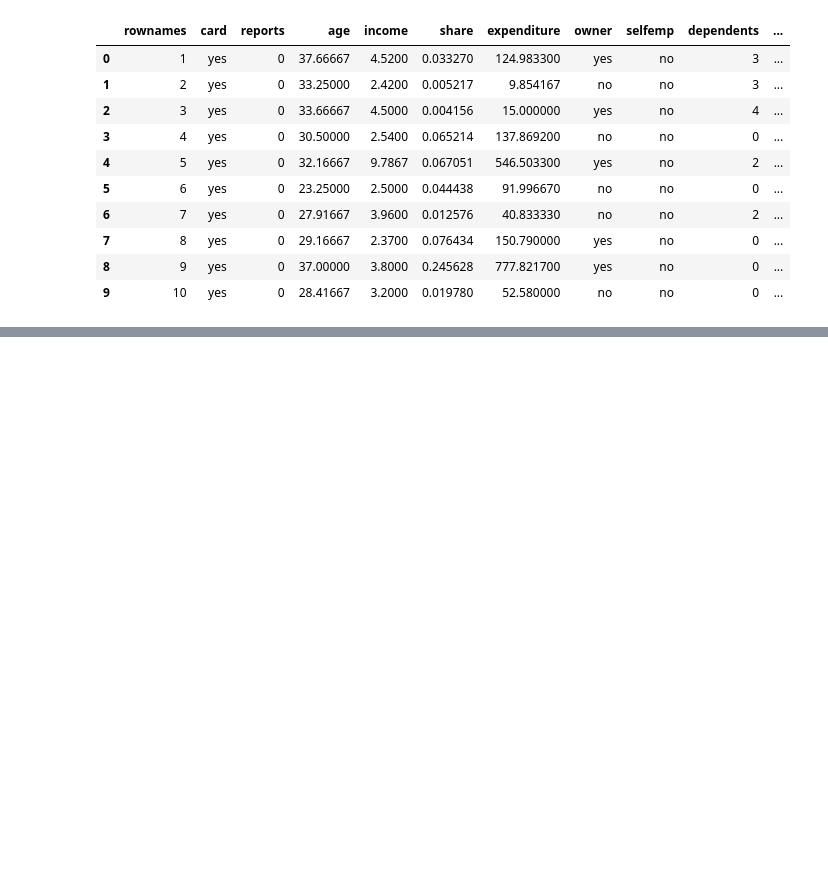
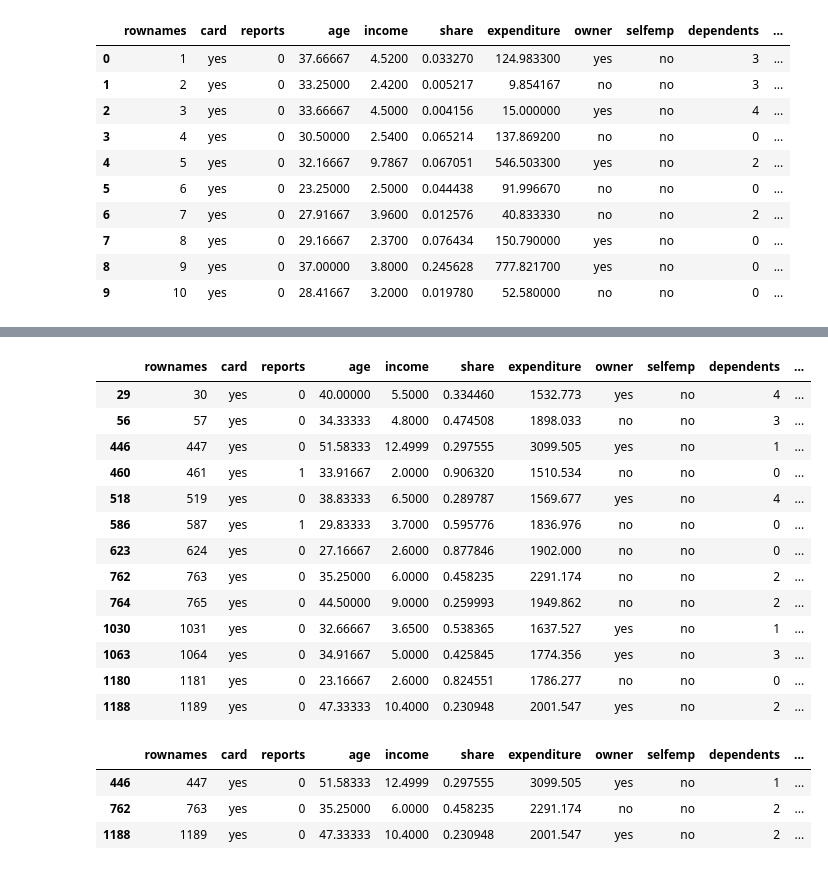
Before and after one commit to harshrjain/EDA, a Jupyter notebook: 21BDS0013.ipynb, the cells around one changed output, grey strips where cells are left out. Saved outputs shown, nothing was run; the diff lists cells and outputs as text; code cells hidden in the pictures; blank space fills up the shorter version.

```diff
--- a/21BDS0013.ipynb
+++ b/21BDS0013.ipynb
@@ -241,0 +345,6 @@ df_no_duplicates.head(10)
+# %%
+# 16. Categorize numerical data into predefined bins
+bins = [0, 25, 40, 60, 100]
+labels = ['Young', 'Adult', 'Middle-aged', 'Senior']
+df['Age_Group'] = pd.cut(df['age'], bins, labels=labels)
+df['Age_Group'].value_counts()
@@ -241,0 +359,4 @@ df_no_duplicates.head(10)
+# %%
+# 17. Divide numerical values into quartiles for better segmentation
+df['Income_Quartile'] = pd.qcut(df['income'], 4)
+df['Income_Quartile'].value_counts()
@@ -241,0 +371,26 @@ df_no_duplicates.head(10)
+# %%
+# 18. Filter out customers with high expenditure
+df[df['expenditure'] > 1500]
+# %% [output]
+|  | rownames | card | reports | age | income | share | expenditure | owner | selfemp | dependents | ... |
+| 29 | 30 | yes | 0 | 40.00000 | 5.5000 | 0.334460 | 1532.773 | yes | no | 4 | ... |
+| 56 | 57 | yes | 0 | 34.33333 | 4.8000 | 0.474508 | 1898.033 | no | no | 3 | ... |
+| 446 | 447 | yes | 0 | 51.58333 | 12.4999 | 0.297555 | 3099.505 | yes | no | 1 | ... |
+| 460 | 461 | yes | 1 | 33.91667 | 2.0000 | 0.906320 | 1510.534 | no | no | 0 | ... |
+| 518 | 519 | yes | 0 | 38.83333 | 6.5000 | 0.289787 | 1569.677 | yes | no | 4 | ... |
+| 586 | 587 | yes | 1 | 29.83333 | 3.7000 | 0.595776 | 1836.976 | no | no | 0 | ... |
+| 623 | 624 | yes | 0 | 27.16667 | 2.6000 | 0.877846 | 1902.000 | no | no | 0 | ... |
+| 762 | 763 | yes | 0 | 35.25000 | 6.0000 | 0.458235 | 2291.174 | no | no | 2 | ... |
+| 764 | 765 | yes | 0 | 44.50000 | 9.0000 | 0.259993 | 1949.862 | no | no | 2 | ... |
+| 1030 | 1031 | yes | 0 | 32.66667 | 3.6500 | 0.538365 | 1637.527 | yes | no | 1 | ... |
+| 1063 | 1064 | yes | 0 | 34.91667 | 5.0000 | 0.425845 | 1774.356 | yes | no | 3 | ... |
+| 1180 | 1181 | yes | 0 | 23.16667 | 2.6000 | 0.824551 | 1786.277 | no | no | 0 | ... |
+| 1188 | 1189 | yes | 0 | 47.33333 | 10.4000 | 0.230948 | 2001.547 | yes | no | 2 | ... |
+# %%
+# 19. Extract records with significantly high expenditure
+df[df['expenditure'] > 2000]
+# %% [output]
+|  | rownames | card | reports | age | income | share | expenditure | owner | selfemp | dependents | ... |
+| 446 | 447 | yes | 0 | 51.58333 | 12.4999 | 0.297555 | 3099.505 | yes | no | 1 | ... |
+| 762 | 763 | yes | 0 | 35.25000 | 6.0000 | 0.458235 | 2291.174 | no | no | 2 | ... |
+| 1188 | 1189 | yes | 0 | 47.33333 | 10.4000 | 0.230948 | 2001.547 | yes | no | 2 | ... |
```
Also changed, not shown: parts of 10 cells of this notebook.
